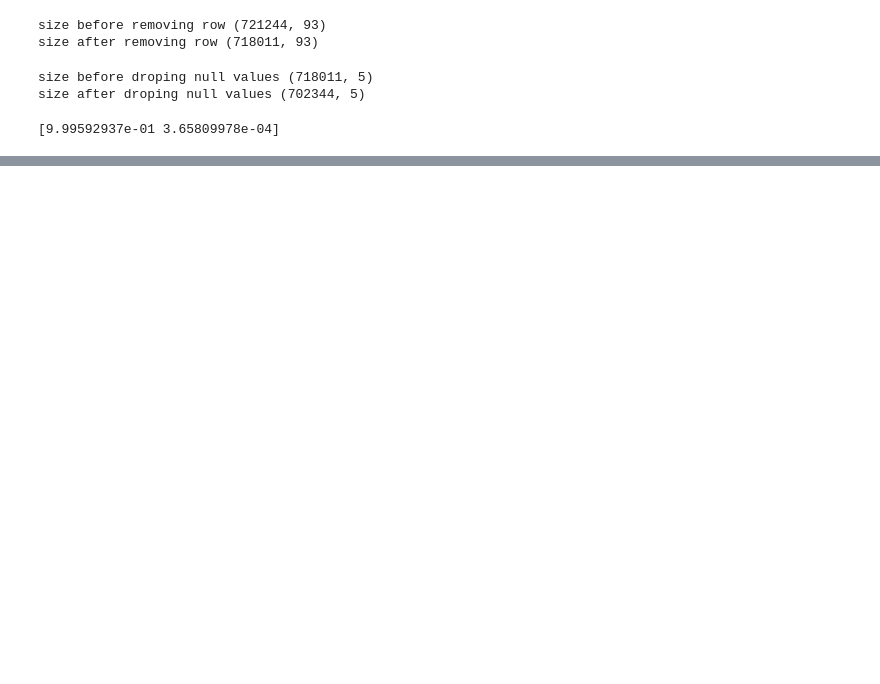
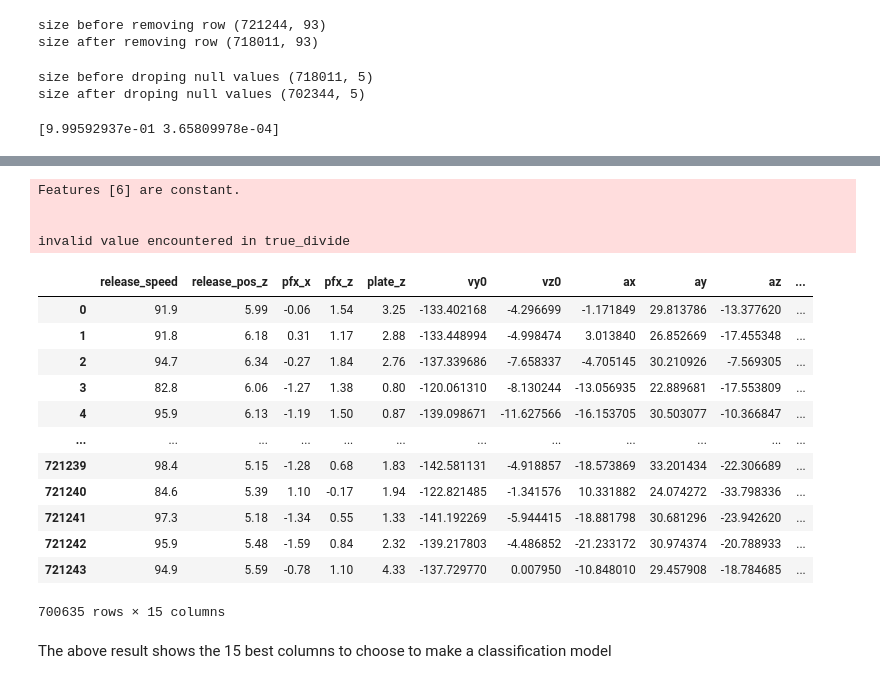
Before and after one commit to gihonglee/MLB_project, a Jupyter notebook: mlb-eda.ipynb, the cells around one changed output, grey strips where cells are left out. Drawn from its saved outputs; the diff is of its cells as text; code cells hidden in the pictures; blank space fills up the shorter version.

Commit message:
PCA on 4 columns we chose and choosing kbestcolumns

```diff
--- a/mlb-eda.ipynb
+++ b/mlb-eda.ipynb
@@ -111,0 +91,10 @@ X = X.dropna(thresh=X.shape[0]*0.6,how='all',axis=1)
+# %%
+# drop columns with high null rate (60%)
+print(f"shape of df before dropping high null columns {df.shape}")
+df = df.dropna(thresh=df.shape[0]*0.6,how='all',axis=1)
+print(f"shape of df after dropping high null columns {df.shape}")
+
+# get rid of all null rows
+print(f"size before droping null values {df.shape}")
+df = df.dropna()
+print(f"size after droping null values {df.shape}")
@@ -112,3 +134,4 @@ X = X.dropna(thresh=X.shape[0]*0.6,how='all',axis=1)
 # %%
-X.drop(['Unnamed: 0','batter', 'pitcher'], axis = 1)
+X = X.drop(['Unnamed: 0','batter', 'pitcher'], axis = 1)
+X
 # %% [output]
@@ -126,0 +151,28 @@ Index(['Unnamed: 0', 'release_speed', 'release_pos_x', 'release_pos_z',
+# %%
+# Create and fit selector
+selector = SelectKBest(score_func=f_classif, k=15)
+selector.fit(X, df.pitch_name)
+# Get columns to keep and create new dataframe with those only
+cols = selector.get_support(indices=True)
+X_new = X.iloc[:,cols]
+X_new
+# %% [output]
+Features [6] are constant.
+
+
+invalid value encountered in true_divide
+|  | release_speed | release_pos_z | pfx_x | pfx_z | plate_z | vy0 | vz0 | ax | ay | az | ... |
+| 0 | 91.9 | 5.99 | -0.06 | 1.54 | 3.25 | -133.402168 | -4.296699 | -1.171849 | 29.813786 | -13.377620 | ... |
+| 1 | 91.8 | 6.18 | 0.31 | 1.17 | 2.88 | -133.448994 | -4.998474 | 3.013840 | 26.852669 | -17.455348 | ... |
+| 2 | 94.7 | 6.34 | -0.27 | 1.84 | 2.76 | -137.339686 | -7.658337 | -4.705145 | 30.210926 | -7.569305 | ... |
+| 3 | 82.8 | 6.06 | -1.27 | 1.38 | 0.80 | -120.061310 | -8.130244 | -13.056935 | 22.889681 | -17.553809 | ... |
+| 4 | 95.9 | 6.13 | -1.19 | 1.50 | 0.87 | -139.098671 | -11.627566 | -16.153705 | 30.503077 | -10.366847 | ... |
+| ... | ... | ... | ... | ... | ... | ... | ... | ... | ... | ... | ... |
+| 721239 | 98.4 | 5.15 | -1.28 | 0.68 | 1.83 | -142.581131 | -4.918857 | -18.573869 | 33.201434 | -22.306689 | ... |
+| 721240 | 84.6 | 5.39 | 1.10 | -0.17 | 1.94 | -122.821485 | -1.341576 | 10.331882 | 24.074272 | -33.798336 | ... |
+| 721241 | 97.3 | 5.18 | -1.34 | 0.55 | 1.33 | -141.192269 | -5.944415 | -18.881798 | 30.681296 | -23.942620 | ... |
+| 721242 | 95.9 | 5.48 | -1.59 | 0.84 | 2.32 | -139.217803 | -4.486852 | -21.233172 | 30.974374 | -20.788933 | ... |
+| 721243 | 94.9 | 5.59 | -0.78 | 1.10 | 4.33 | -137.729770 | 0.007950 | -10.848010 | 29.457908 | -18.784685 | ... |
+700635 rows × 15 columns
+# %% [markdown]
+The above result shows the 15 best columns to choose to make a classification model
```
Also changed, not shown: parts of 11 cells of this notebook.
